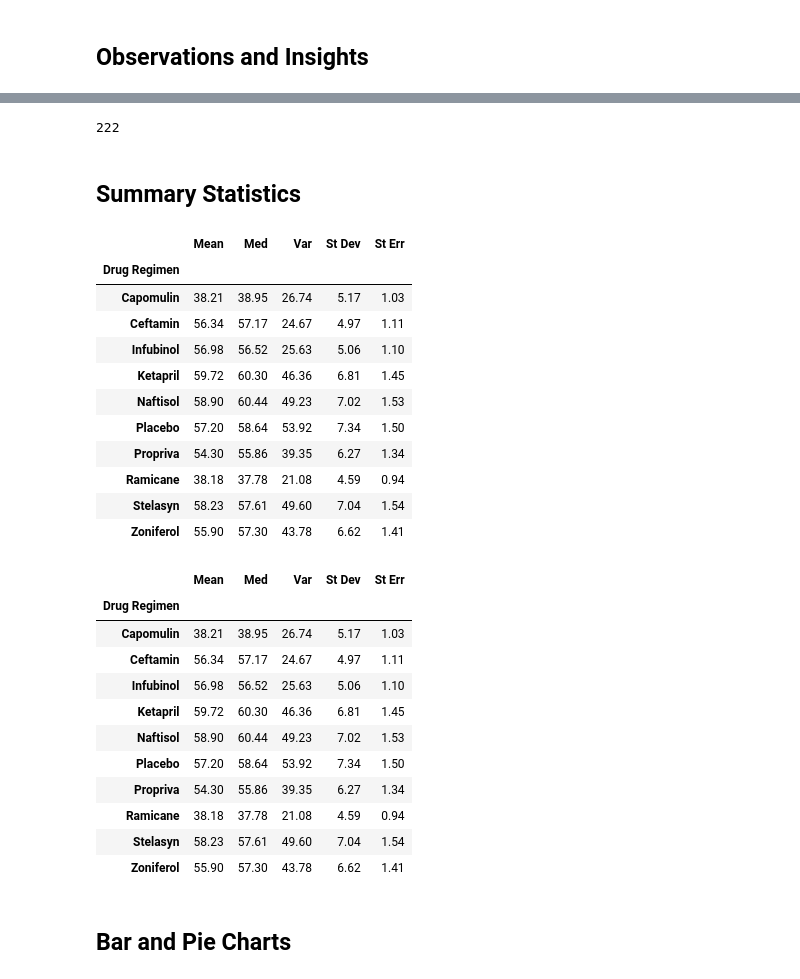
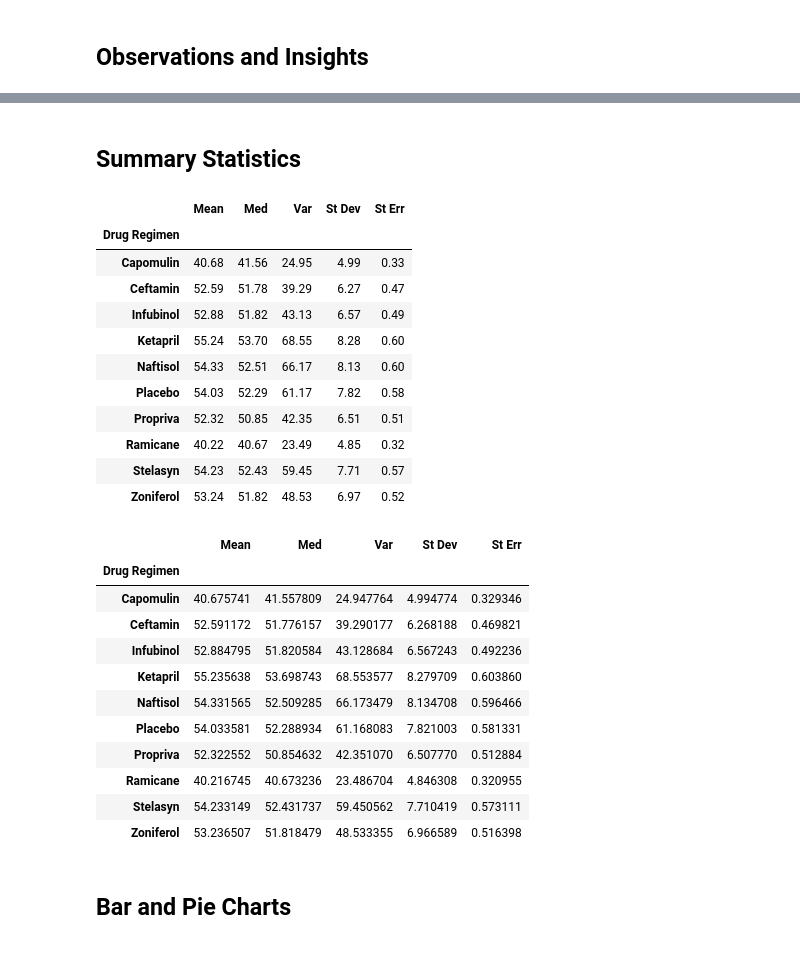
Before and after one commit to HsuChe/Cancer-Research-Analysis, a Jupyter notebook: Pymaceuticals/pymaceuticals_starter.ipynb, the cells around one changed output, grey strips where cells are left out. Cells and saved outputs as stored; diff of their text form; code cells hidden in the pictures.

```diff
--- a/Pymaceuticals/pymaceuticals_starter.ipynb
+++ b/Pymaceuticals/pymaceuticals_starter.ipynb
@@ -34,0 +83,5 @@ df = merge_df.copy()
+# %%
+# Create a clean DataFrame by dropping the duplicate mouse by its ID.
+df_dup_drop = df.drop_duplicates('Mouse ID', keep = 'last')
+df_dup_drop = df_dup_drop.loc[df['Mouse ID'] != 'g989']
+df_dup_drop
@@ -71,4 +107,0 @@ df_dub.head()
-# %%
-# Create a clean DataFrame by dropping the duplicate mouse by its ID.
-df_dup_drop = df_dub.drop_duplicates('Mouse ID',keep = 'last')
-df_dup_drop.head()
@@ -82,9 +108,3 @@ df_dup_drop.head()
-# %%
-# Checking the number of mice in the clean DataFrame.
-num_mice = df_dup_drop['Mouse ID'].count()
-num_mice
-# %% [output]
-222
 # %% [markdown]
 ## Summary Statistics
 # %%
@@ -92,58 +112,58 @@ df = df_dup_drop.copy()
 # %%
 # Generate a summary statistics table of mean, median, variance, standard deviation, and SEM of the tumor volume for each regimen
 
 # Use groupby and summary statistical methods to calculate the following properties of each drug regimen:
 # mean, median, variance, standard deviation, and SEM of the tumor volume.
 
-group_drug = df.groupby('Drug Regimen')['Tumor Volume (mm3)']
-summary_mean = group_drug.mean().round(2)
-summary_med = group_drug.median().round(2)
-summary_var = group_drug.var().round(2)
-summary_std = group_drug.std().round(2)
-summary_sem = group_drug.sem().round(2)
+group_drug = df.groupby('Drug Regimen')
+summary_mean = group_drug['Tumor Volume (mm3)'].mean().round(2)
+summary_med = group_drug['Tumor Volume (mm3)'].median().round(2)
+summary_var = group_drug['Tumor Volume (mm3)'].var().round(2)
+summary_std = group_drug['Tumor Volume (mm3)'].std().round(2)
+summary_sem = group_drug['Tumor Volume (mm3)'].sem().round(2)
 
 # Assemble the resulting series into a single summary dataframe.
 summary_table = pd.DataFrame()
 summary_table['Mean'] = summary_mean
 summary_table['Med'] = summary_med
 summary_table['Var'] = summary_var
 summary_table['St Dev'] = summary_std
 summary_table['St Err'] = summary_sem
 
 summary_table
 # %% [output]
 |  | Mean | Med | Var | St Dev | St Err |
 | Drug Regimen |  |  |  |  |  |
-| Capomulin | 38.21 | 38.95 | 26.74 | 5.17 | 1.03 |
-| Ceftamin | 56.34 | 57.17 | 24.67 | 4.97 | 1.11 |
-| Infubinol | 56.98 | 56.52 | 25.63 | 5.06 | 1.10 |
-| Ketapril | 59.72 | 60.30 | 46.36 | 6.81 | 1.45 |
-| Naftisol | 58.90 | 60.44 | 49.23 | 7.02 | 1.53 |
-| Placebo | 57.20 | 58.64 | 53.92 | 7.34 | 1.50 |
-| Propriva | 54.30 | 55.86 | 39.35 | 6.27 | 1.34 |
-| Ramicane | 38.18 | 37.78 | 21.08 | 4.59 | 0.94 |
-| Stelasyn | 58.23 | 57.61 | 49.60 | 7.04 | 1.54 |
-| Zoniferol | 55.90 | 57.30 | 43.78 | 6.62 | 1.41 |
+| Capomulin | 40.68 | 41.56 | 24.95 | 4.99 | 0.33 |
+| Ceftamin | 52.59 | 51.78 | 39.29 | 6.27 | 0.47 |
+| Infubinol | 52.88 | 51.82 | 43.13 | 6.57 | 0.49 |
+| Ketapril | 55.24 | 53.70 | 68.55 | 8.28 | 0.60 |
+| Naftisol | 54.33 | 52.51 | 66.17 | 8.13 | 0.60 |
+| Placebo | 54.03 | 52.29 | 61.17 | 7.82 | 0.58 |
+| Propriva | 52.32 | 50.85 | 42.35 | 6.51 | 0.51 |
+| Ramicane | 40.22 | 40.67 | 23.49 | 4.85 | 0.32 |
+| Stelasyn | 54.23 | 52.43 | 59.45 | 7.71 | 0.57 |
+| Zoniferol | 53.24 | 51.82 | 48.53 | 6.97 | 0.52 |
 # %%
 # Generate a summary statistics table of mean, median, variance, standard deviation, and SEM of the tumor volume for each regimen
 
 # Using the aggregation method, produce the same summary statistics in a single line
-summary_table = group_drug.agg(['mean','median','var','std','sem']).round(2)
+summary_table = group_drug.agg({'Tumor Volume (mm3)':['mean','median','var','std','sem']})
 summary_table.columns = ['Mean', 'Med', 'Var', 'St Dev', 'St Err']
 summary_table
 # %% [output]
 |  | Mean | Med | Var | St Dev | St Err |
 | Drug Regimen |  |  |  |  |  |
-| Capomulin | 38.21 | 38.95 | 26.74 | 5.17 | 1.03 |
-| Ceftamin | 56.34 | 57.17 | 24.67 | 4.97 | 1.11 |
-| Infubinol | 56.98 | 56.52 | 25.63 | 5.06 | 1.10 |
-| Ketapril | 59.72 | 60.30 | 46.36 | 6.81 | 1.45 |
-| Naftisol | 58.90 | 60.44 | 49.23 | 7.02 | 1.53 |
-| Placebo | 57.20 | 58.64 | 53.92 | 7.34 | 1.50 |
-| Propriva | 54.30 | 55.86 | 39.35 | 6.27 | 1.34 |
-| Ramicane | 38.18 | 37.78 | 21.08 | 4.59 | 0.94 |
-| Stelasyn | 58.23 | 57.61 | 49.60 | 7.04 | 1.54 |
-| Zoniferol | 55.90 | 57.30 | 43.78 | 6.62 | 1.41 |
+| Capomulin | 40.675741 | 41.557809 | 24.947764 | 4.994774 | 0.329346 |
+| Ceftamin | 52.591172 | 51.776157 | 39.290177 | 6.268188 | 0.469821 |
+| Infubinol | 52.884795 | 51.820584 | 43.128684 | 6.567243 | 0.492236 |
+| Ketapril | 55.235638 | 53.698743 | 68.553577 | 8.279709 | 0.603860 |
+| Naftisol | 54.331565 | 52.509285 | 66.173479 | 8.134708 | 0.596466 |
+| Placebo | 54.033581 | 52.288934 | 61.168083 | 7.821003 | 0.581331 |
+| Propriva | 52.322552 | 50.854632 | 42.351070 | 6.507770 | 0.512884 |
+| Ramicane | 40.216745 | 40.673236 | 23.486704 | 4.846308 | 0.320955 |
+| Stelasyn | 54.233149 | 52.431737 | 59.450562 | 7.710419 | 0.573111 |
+| Zoniferol | 53.236507 | 51.818479 | 48.533355 | 6.966589 | 0.516398 |
 # %% [markdown]
 ## Bar and Pie Charts
 # %%
```
Also changed, not shown: parts of 20 cells of this notebook.
